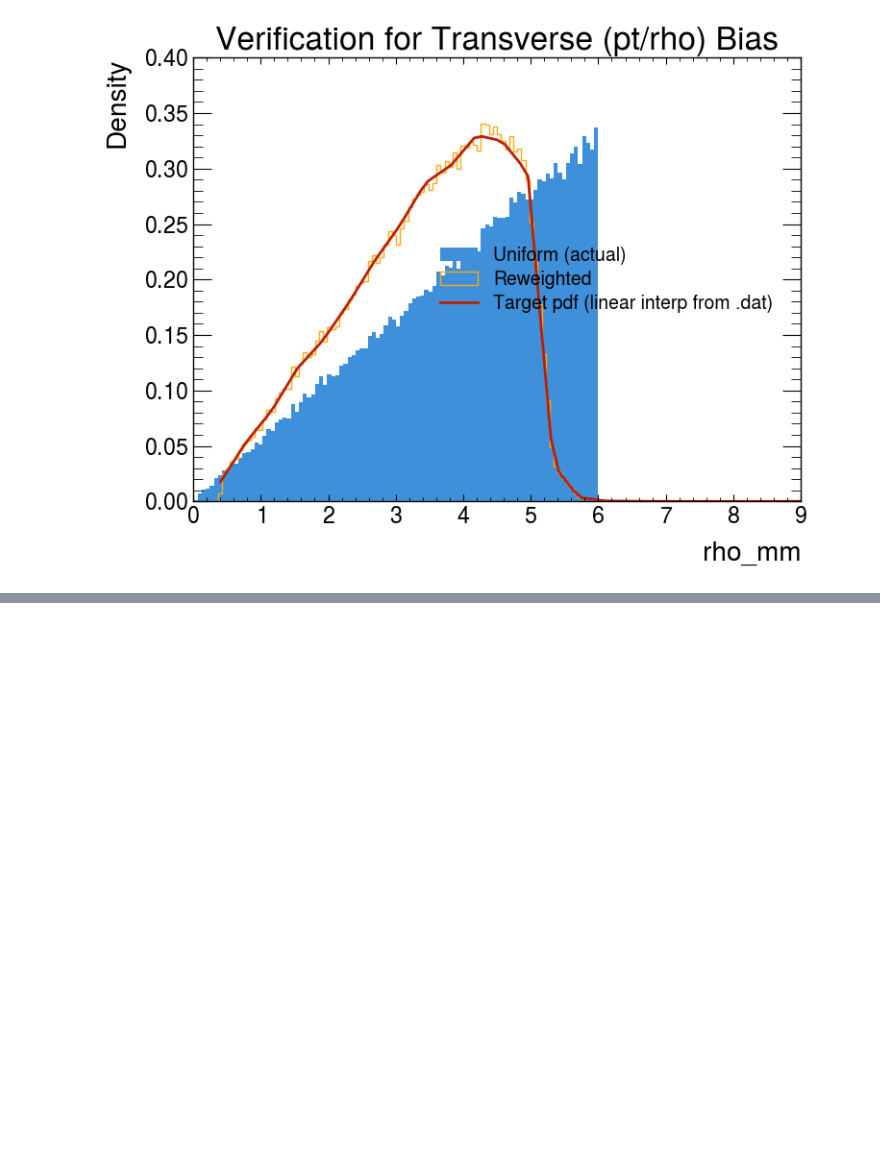
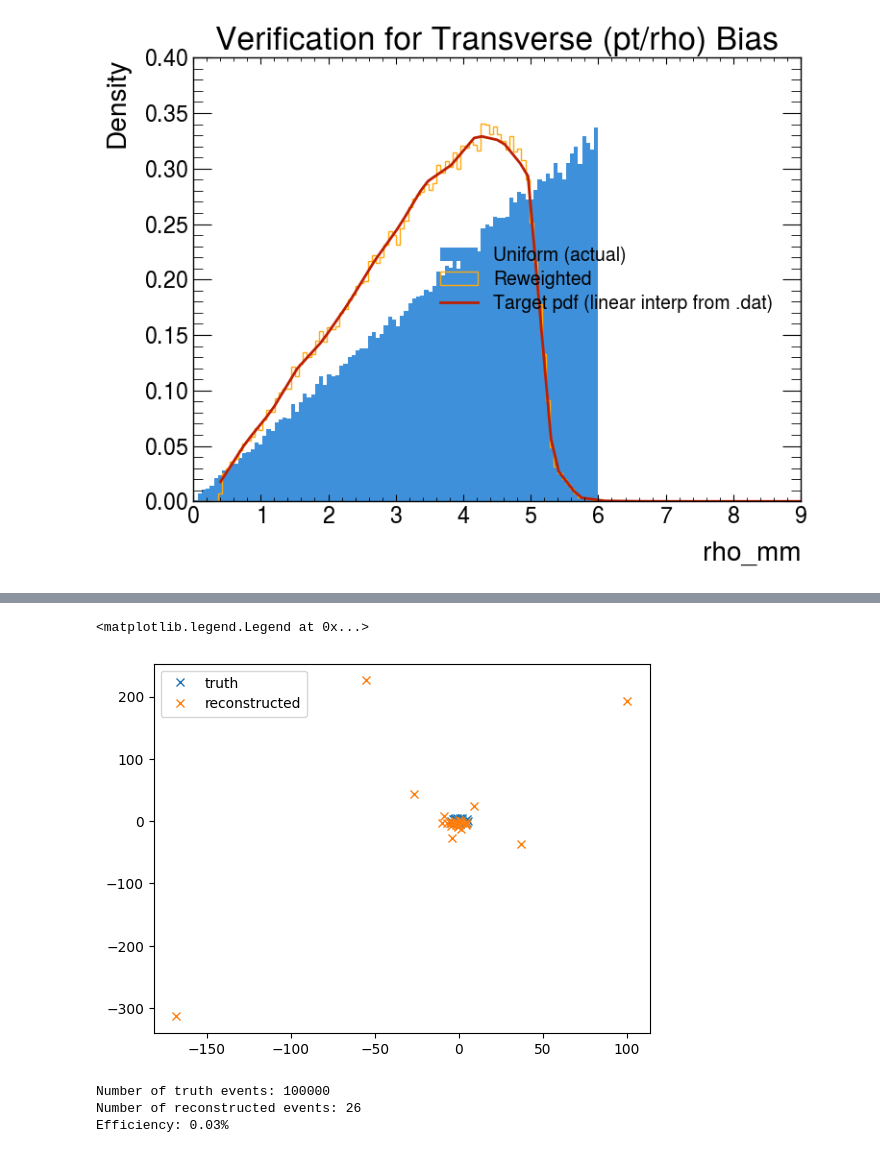
Before and after one commit to keiyinau/Geant4_Flexible, a Jupyter notebook: Geant4/detector_test/Polarized/Ps_MotherVacuum/Analyzer.ipynb, the cells around one changed output, grey strips where cells are left out. Saved outputs shown, nothing was run; the diff lists cells and outputs as text; code cells hidden in the pictures; blank space fills up the shorter version.

```diff
--- a/Geant4/detector_test/Polarized/Ps_MotherVacuum/Analyzer.ipynb
+++ b/Geant4/detector_test/Polarized/Ps_MotherVacuum/Analyzer.ipynb
@@ -408,0 +507,20 @@ Reweighted o-Ps, detection efficiency=0.04122848329284598 ± 0.00156982881610585
+# %%
+import matplotlib.pyplot as plt
+plt.plot(truth_posx,truth_posy,"x",label="truth")
+plt.plot(reconstructed_posx,reconstructed_posy,"x",label="reconstructed")
+plt.legend()
+# %% [output]
+<matplotlib.legend.Legend at 0x...>
+[figure, added]
+# %%
+merged = pd.merge(test, train, on='EventID', suffixes=('_recon', '_truth'))
+num_truth = len(train)
+num_recon = len(test)
+efficiency = num_recon / num_truth if num_truth > 0 else 0
+print(f"Number of truth events: {num_truth}")
+print(f"Number of reconstructed events: {num_recon}")
+print(f"Efficiency: {efficiency:.2%}")
+# %% [output]
+Number of truth events: 100000
+Number of reconstructed events: 26
+Efficiency: 0.03%
```
Also changed, not shown: parts of 3 cells of this notebook.
